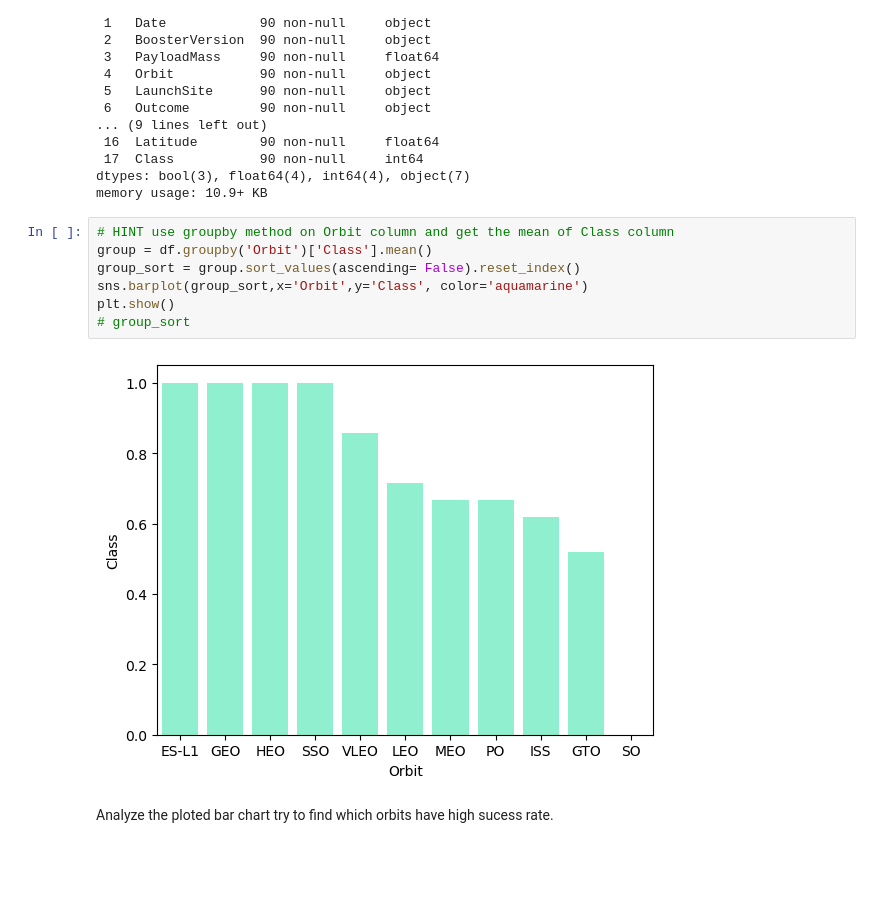
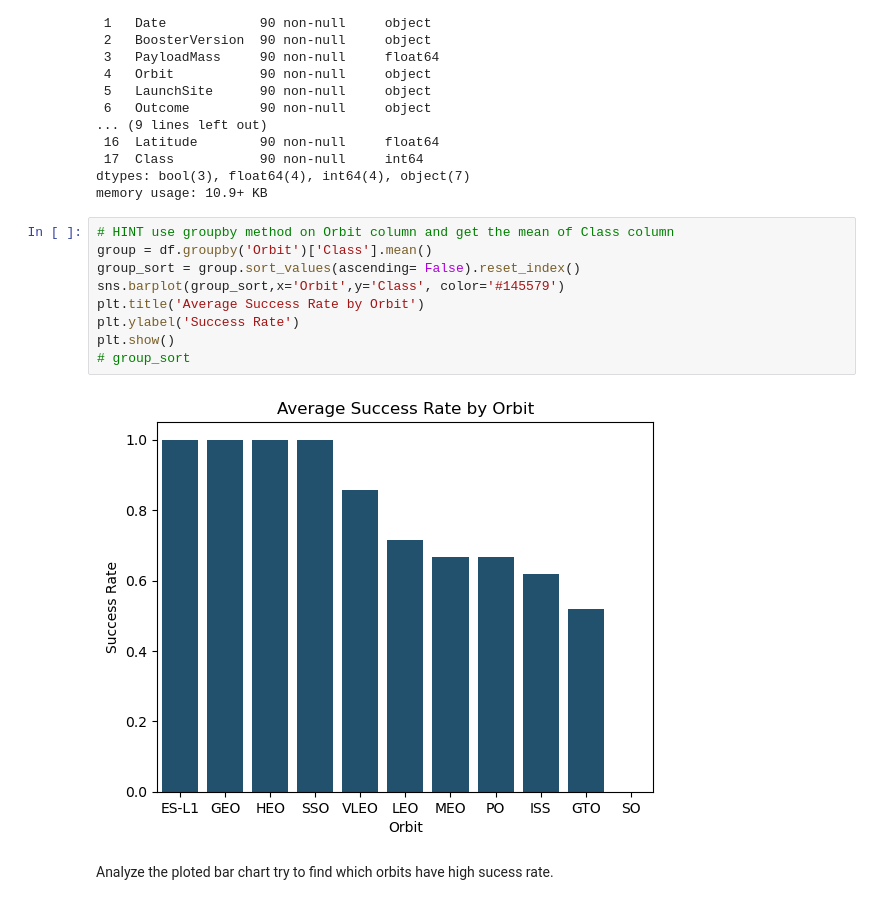
Before and after one commit to tmmendoza29/Coursera, a Jupyter notebook: Applied Capstone Project/EDA/jupyter-labs-eda-dataviz.ipynb, the cells around one changed output. Cells and saved outputs as stored; diff of their text form; blank space fills up the shorter version.

```diff
--- a/Applied Capstone Project/EDA/jupyter-labs-eda-dataviz.ipynb
+++ b/Applied Capstone Project/EDA/jupyter-labs-eda-dataviz.ipynb
@@ -130,12 +135,14 @@ memory usage: 10.9+ KB
 # %%
 # HINT use groupby method on Orbit column and get the mean of Class column
 group = df.groupby('Orbit')['Class'].mean()
 group_sort = group.sort_values(ascending= False).reset_index()
-sns.barplot(group_sort,x='Orbit',y='Class', color='aquamarine')
+sns.barplot(group_sort,x='Orbit',y='Class', color='#145579')
+plt.title('Average Success Rate by Orbit')
+plt.ylabel('Success Rate')
 plt.show()
 # group_sort
 # %% [output]
-[figure, old version]
+[figure, new version]
 # %% [markdown]
 Analyze the ploted bar chart try to find which orbits have high sucess rate.
 # %% [markdown]
```
Also changed, not shown: parts of 6 cells of this notebook, 5 other files.
